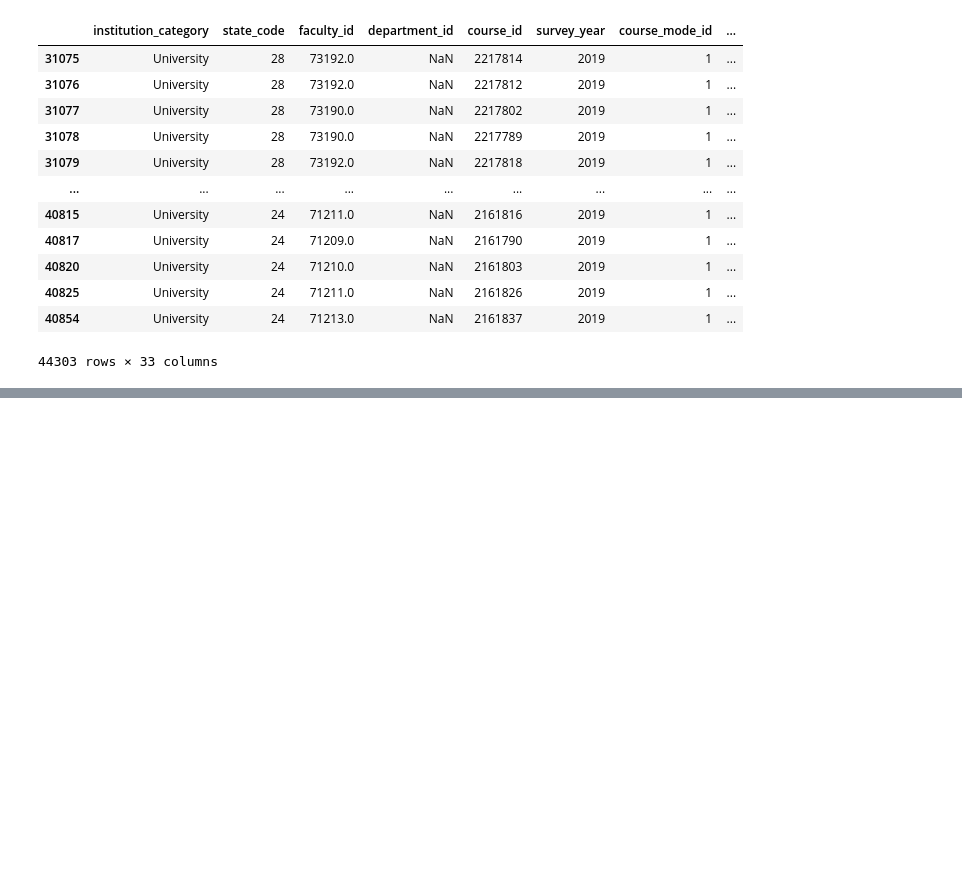
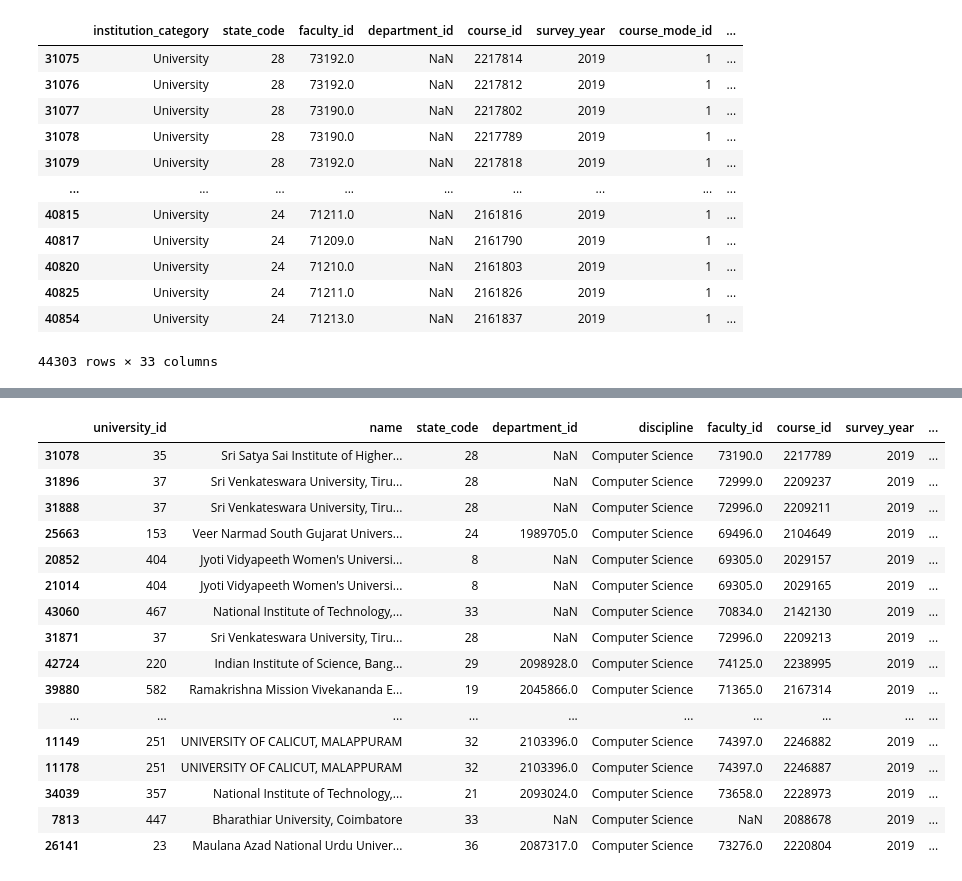
Before and after one commit to jainharsh8506/SIH2022, a Jupyter notebook: Hello/university_2019.ipynb, the cells around one changed output, grey strips where cells are left out. Drawn from its saved outputs; the diff is of its cells as text; code cells hidden in the pictures; blank space fills up the shorter version.

```diff
--- a/Hello/university_2019.ipynb
+++ b/Hello/university_2019.ipynb
@@ -671,2 +675,2 @@ df_uni_accr_infra_exam_u_2019.columns,'pass_percentage'
 # %%
-df_uni_accr_infra_exam_sort_u_2019=df_uni_accr_infra_exam_u_2019[[ 'university_id','name', 'state_code','department_id','discipline', 'faculty_id',  'course_id', 'survey_year','examination_result_id', 'percentage','infra_count','pass_percentage']]
+df_uni_accr_infrastructure_u_2019=df_uni_accr_infra_exam_u_2019[[ 'university_id','name', 'state_code','department_id','discipline', 'faculty_id',  'course_id', 'survey_year','examination_result_id','infra_count','infrastructure','percentage','pass_percentage']]
@@ -692,0 +693,2 @@ df_uni_accr_infra_exam_sort_u_2019.head(20)
+# %%
+df_uni_disc_com_u_2019=df_uni_accr_infrastructure_u_2019.loc[df_uni_accr_infrastructure_u_2019['discipline']=='Computer Science']
@@ -692,0 +751,3 @@ df_uni_accr_infra_exam_sort_u_2019.head(20)
+# %%
+df_uni_disc_com_u_2019['combined']=df_uni_disc_com_u_2019[['percentage','infrastructure','pass_percentage']].mean(axis=1)
+df_uni_disc_com_u_2019.sort_values(['combined'],ascending=False)
@@ -692,0 +773,8 @@ df_uni_accr_infra_exam_sort_u_2019.head(20)
+# %%
+slider_arr=[20,50,30]
+for i in range(len(slider_arr)):
+    slider_arr[i]/=100
+
+
+
+df_uni_disc_com_u_2019['user_defined_score']=(df_uni_disc_com_u_2019['percentage']*slider_arr[0] + df_uni_disc_com_u_2019['infrastructure']*slider_arr[1] + df_uni_disc_com_u_2019['pass_percentage']*slider_arr[2])
@@ -692,0 +787,20 @@ df_uni_accr_infra_exam_sort_u_2019.head(20)
+# %%
+df_uni_disc_com_u_2019.sort_values(['user_defined_score'],ascending=False).head(50)
+# %% [output]
+|  | university_id | name | state_code | department_id | discipline | faculty_id | course_id | survey_year | ... |
+| 31078 | 35 | Sri Satya Sai Institute of Higher... | 28 | NaN | Computer Science | 73190.0 | 2217789 | 2019 | ... |
+| 31896 | 37 | Sri Venkateswara University, Tiru... | 28 | NaN | Computer Science | 72999.0 | 2209237 | 2019 | ... |
+| 31888 | 37 | Sri Venkateswara University, Tiru... | 28 | NaN | Computer Science | 72996.0 | 2209211 | 2019 | ... |
+| 25663 | 153 | Veer Narmad South Gujarat Univers... | 24 | 1989705.0 | Computer Science | 69496.0 | 2104649 | 2019 | ... |
+| 20852 | 404 | Jyoti Vidyapeeth Women's Universi... | 8 | NaN | Computer Science | 69305.0 | 2029157 | 2019 | ... |
+| 21014 | 404 | Jyoti Vidyapeeth Women's Universi... | 8 | NaN | Computer Science | 69305.0 | 2029165 | 2019 | ... |
+| 43060 | 467 | National Institute of Technology,... | 33 | NaN | Computer Science | 70834.0 | 2142130 | 2019 | ... |
+| 31871 | 37 | Sri Venkateswara University, Tiru... | 28 | NaN | Computer Science | 72996.0 | 2209213 | 2019 | ... |
+| 42724 | 220 | Indian Institute of Science, Bang... | 29 | 2098928.0 | Computer Science | 74125.0 | 2238995 | 2019 | ... |
+| 39880 | 582 | Ramakrishna Mission Vivekananda E... | 19 | 2045866.0 | Computer Science | 71365.0 | 2167314 | 2019 | ... |
+| ... | ... | ... | ... | ... | ... | ... | ... | ... | ... |
+| 11149 | 251 | UNIVERSITY OF CALICUT, MALAPPURAM | 32 | 2103396.0 | Computer Science | 74397.0 | 2246882 | 2019 | ... |
+| 11178 | 251 | UNIVERSITY OF CALICUT, MALAPPURAM | 32 | 2103396.0 | Computer Science | 74397.0 | 2246887 | 2019 | ... |
+| 34039 | 357 | National Institute of Technology,... | 21 | 2093024.0 | Computer Science | 73658.0 | 2228973 | 2019 | ... |
+| 7813 | 447 | Bharathiar University, Coimbatore | 33 | NaN | Computer Science | NaN | 2088678 | 2019 | ... |
+| 26141 | 23 | Maulana Azad National Urdu Univer... | 36 | 2087317.0 | Computer Science | 73276.0 | 2220804 | 2019 | ... |
```
Also changed, not shown: parts of 10 cells of this notebook.
